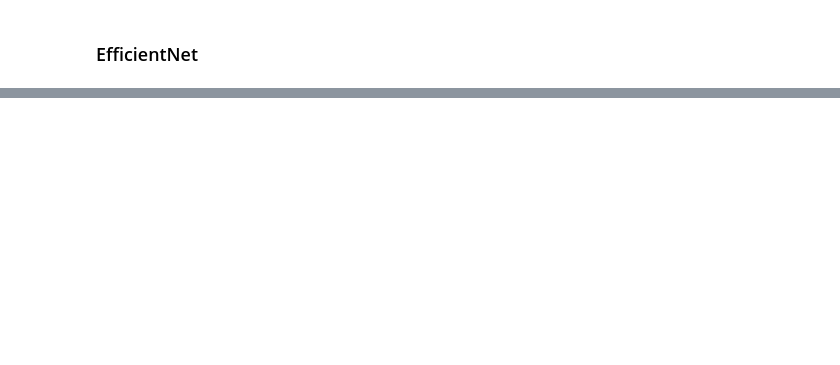
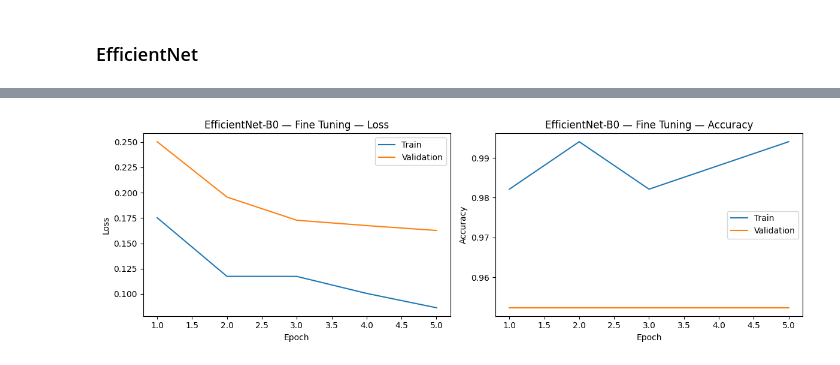
Before and after one commit to braulio-dev/transfer-learning-fine-tuning, a Jupyter notebook: transfer-learning.ipynb, the cells around one changed output, grey strips where cells are left out. Drawn from its saved outputs; the diff is of its cells as text; code cells hidden in the pictures; blank space fills up the shorter version.

```diff
--- a/transfer-learning.ipynb
+++ b/transfer-learning.ipynb
@@ -286,0 +306,7 @@ model2.classifier[-1] = nn.Linear(model2.classifier[-1].in_features, num_classes
+# %%
+ft_optimizer = torch.optim.Adam([
+    {"params": model2.features[7:].parameters(), "lr": 1e-5}, # Pre-trained: low LR
+    {"params": model2.classifier.parameters(), "lr": 1e-3}, # New head: normal LR
+])
+# %%
+ft_num_epochs = 5
@@ -286,0 +321,4 @@ model2.classifier[-1] = nn.Linear(model2.classifier[-1].in_features, num_classes
+# %%
+plot_learning_curves(res_ft, title="EfficientNet-B0 — Fine Tuning")
+# %% [output]
+[figure, added]
```
Also changed, not shown: parts of 14 cells of this notebook.
